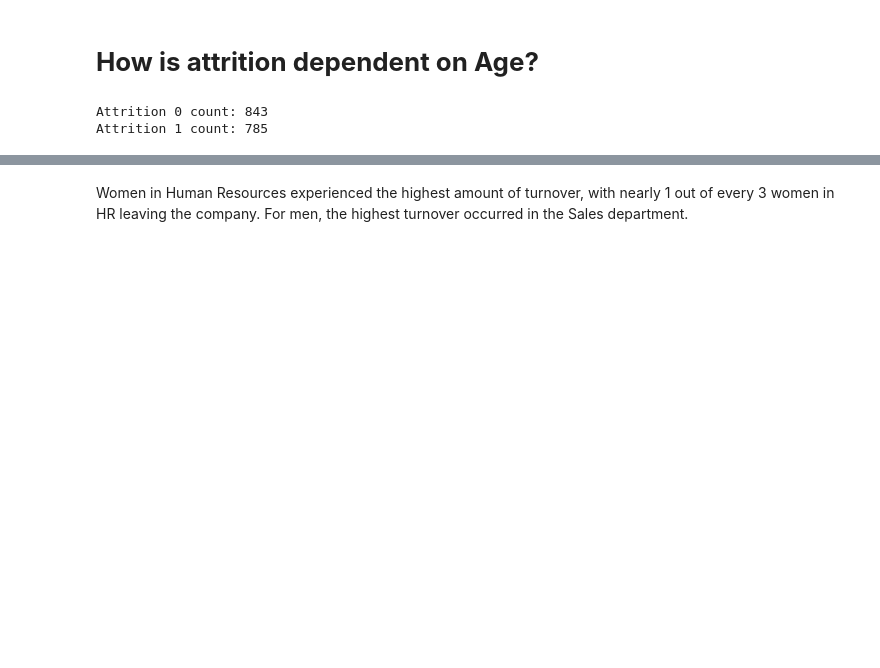
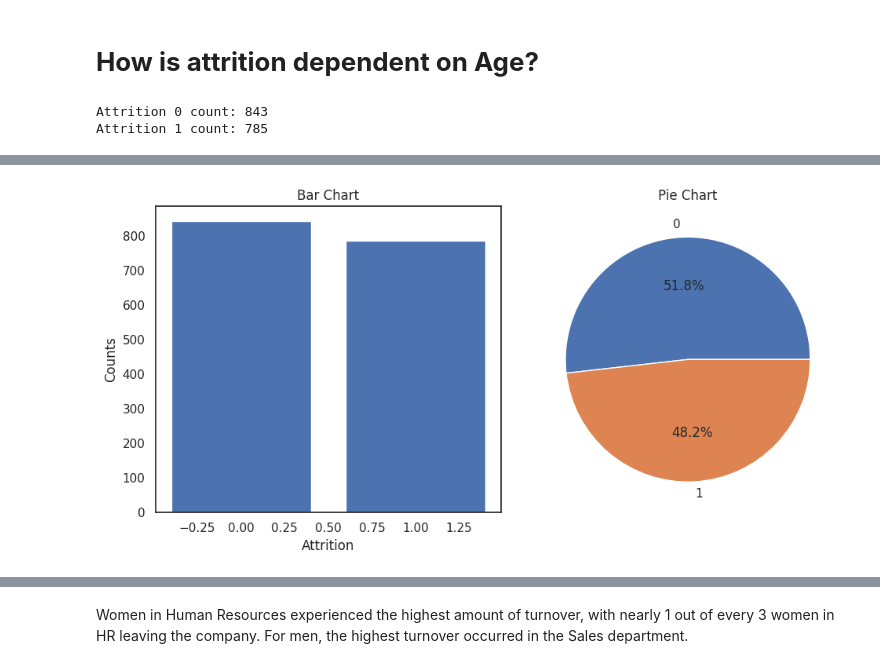
Before and after one commit to Ans155/Attrition-Prediction-and-Analysis, a Jupyter notebook: StockGroAssignment.ipynb, the cells around one changed output, grey strips where cells are left out. Saved outputs shown, nothing was run; the diff lists cells and outputs as text; code cells hidden in the pictures; blank space fills up the shorter version.

```diff
--- a/StockGroAssignment.ipynb
+++ b/StockGroAssignment.ipynb
@@ -284,3 +261,21 @@ fig.show()
+# %%
+attrition_counts = data['Attrition'].value_counts().reset_index(name='Counts')
+
+plt.figure(figsize=(10, 5))
+plt.subplot(1, 2, 1)
+plt.bar(attrition_counts['index'], attrition_counts['Counts'])
+plt.title('Bar Chart')
+plt.xlabel('Attrition')
+plt.ylabel('Counts')
+
+plt.subplot(1, 2, 2)
+plt.pie(attrition_counts['Counts'], labels=attrition_counts['index'], autopct='%1.1f%%')
+plt.title('Pie Chart')
+
+plt.tight_layout()
+plt.show()
+# %% [output]
+[figure, added]
 # %%
 plot_df = data.groupby(['Gender','Department'])['Attrition'].value_counts(normalize=True)
 plot_df = plot_df.mul(100).rename('Percent').reset_index()
```
Also changed, not shown: parts of 15 cells of this notebook.
